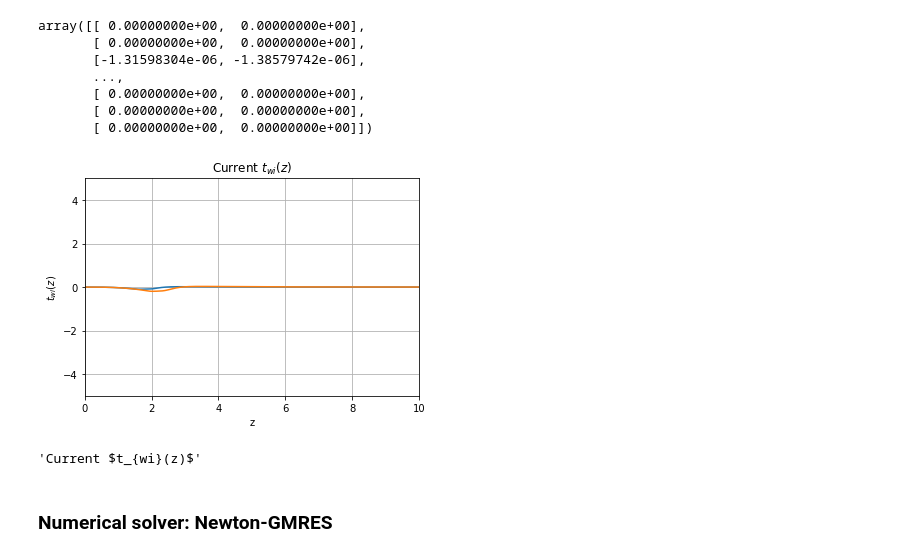
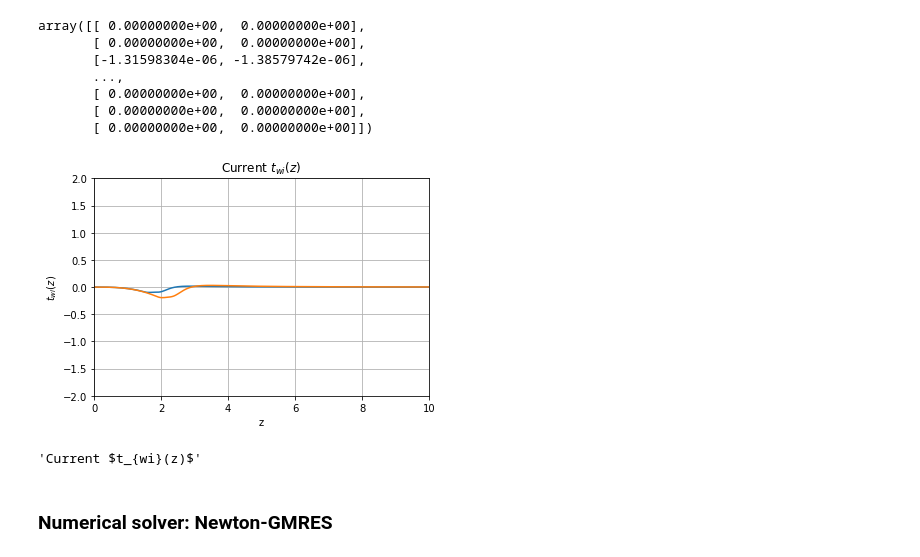
Before and after one commit to Mjboothaus/PhD-Thesis, a Jupyter notebook: notebooks/singlet_kcl.ipynb, the cells around one changed output. Cells and saved outputs as stored; diff of their text form; code cells hidden in the pictures.

```diff
--- a/notebooks/singlet_kcl.ipynb
+++ b/notebooks/singlet_kcl.ipynb
@@ -338,9 +340,9 @@ array([[ 0.00000000e+00,  0.00000000e+00],
        [ 0.00000000e+00,  0.00000000e+00],
        [ 0.00000000e+00,  0.00000000e+00]])
 # %%
-make_simple_plot(z, tw, "z", "$t_{wi}(z)$", "Current $t_{wi}(z)$", yliml=[-5, 5])
+make_simple_plot(z, tw, "z", "$t_{wi}(z)$", "Current $t_{wi}(z)$", yliml=[-2, 2])
 # %% [output]
-[figure, old version]
+[figure, new version]
 'Current $t_{wi}(z)$'
 # %% [markdown]
 ### Numerical solver: Newton-GMRES
```
Also changed, not shown: parts of 5 cells of this notebook.
